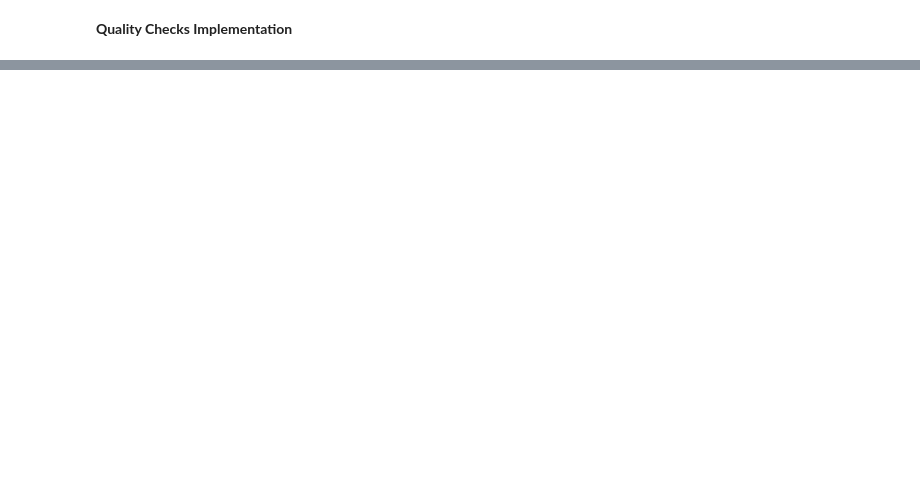
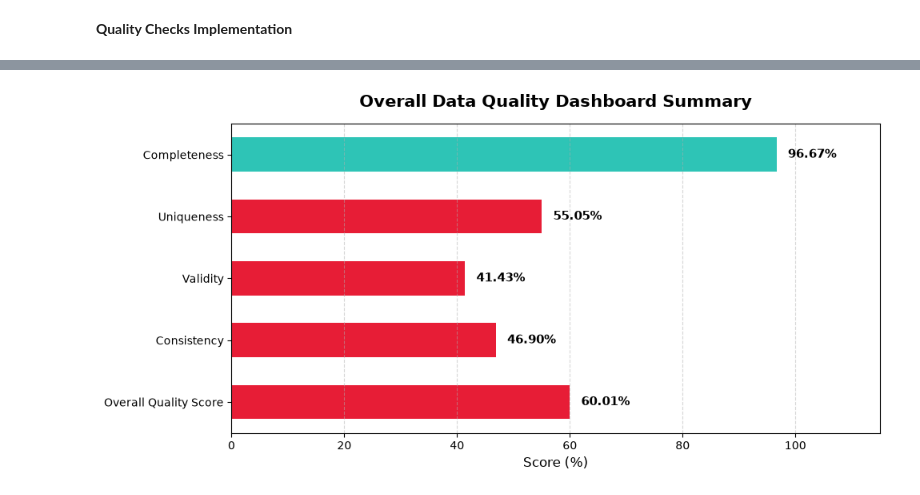
Before and after one commit to Alanoud-Alotaibi/Data-Quality-Monitoring-PoC, a Jupyter notebook: DQ IS346 clinic appointment project.ipynb, the cells around one changed output, grey strips where cells are left out. Saved outputs shown, nothing was run; the diff lists cells and outputs as text; code cells hidden in the pictures; blank space fills up the shorter version.

Commit message:
feat: include executed cell outputs and charts in project notebook

```diff
--- a/DQ IS346 clinic appointment project.ipynb
+++ b/DQ IS346 clinic appointment project.ipynb
@@ -442,0 +391,89 @@ plt.show()
+# %%
+# 6. Data Quality Metrics Dashboard
+print("DATA QUALITY METRICS DASHBOARD")
+print("="*50)
+
+total_records = len(df)
+
+# --- 1. Completeness Score (Percentage of non-null values) ---
+name_comp = (df['patient_name'].notnull().sum() / total_records) * 100
+gender_comp = (df['gender'].notnull().sum() / total_records) * 100
+billing_comp = (df['billing_amount'].notnull().sum() / total_records) * 100
+completeness_score = (name_comp + gender_comp + billing_comp) / 3
+
+# --- 2. Uniqueness Score (Percentage of unique values) ---
+patient_id_uniq = ((total_records - df['patient_id'].duplicated().sum()) / total_records) * 100
+exact_row_uniq = ((total_records - df.duplicated().sum()) / total_records) * 100
+uniqueness_score = (patient_id_uniq + exact_row_uniq) / 2
+
+# --- 3. Validity Score (Compliance with constraints) ---
+valid_age = (100 - (((df['age'] < 0) | (df['age'] > 120)).sum() / total_records * 100))
+valid_gender = (df['gender'].isin(['Male', 'Female']).sum() / total_records) * 100
+valid_billing = (pd.to_numeric(df['billing_amount'], errors='coerce').notnull().sum() / total_records) * 100
+validity_score = (valid_age + valid_gender + valid_billing) / 3
+
+# --- 4. Consistency Score (Adherence to logic & standard values) ---
+expected_depts = ['Cardiology', 'Neurology', 'Orthopedics', 'Pediatrics', 'General']
+valid_dept = (df['department'].isin(expected_depts).sum() / total_records) * 100
+valid_followup = (df['follow_up_required'].isin(['Yes', 'No']).sum() / total_records) * 100
+
+# Calendar check for valid formatting and past/current dates only
+appt_dt = pd.to_datetime(df['appointment_date'], format='%d/%m/%Y', errors='coerce')
+valid_dates_count = (appt_dt.notnull() & (appt_dt <= pd.Timestamp.today())).sum()
+valid_date = (valid_dates_count / total_records) * 100
+consistency_score = (valid_dept + valid_followup + valid_date) / 3
+
+# --- 5. Overall Quality score ---
+overall_score = (completeness_score + uniqueness_score + validity_score + consistency_score) / 4
+
+# Print Detailed Results for All Aspects
+print("\n--- Detailed Metric Scores (All Quality Aspects) ---")
+print(f"{"Patient Name Completeness":40s} : {name_comp:.2f}%")
+print(f"{"Gender Completeness":40s} : {gender_comp:.2f}%")
+print(f"{"Billing Amount Completeness":40s} : {billing_comp:.2f}%")
+print(f"{"Patient ID Uniqueness":40s} : {patient_id_uniq:.2f}%")
+print(f"{"Exact Row Uniqueness":40s} : {exact_row_uniq:.2f}%")
+print(f"{"Age Range Validity (0-120)":40s} : {valid_age:.2f}%")
+print(f"{"Gender Format Validity":40s} : {valid_gender:.2f}%")
+print(f"{"Billing Numeric Format Validity":40s} : {valid_billing:.2f}%")
+print(f"{"Department List Consistency":40s} : {valid_dept:.2f}%")
+print(f"{"Follow-up format Consistency":40s} : {valid_followup:.2f}%")
+print(f"{"Appointment Date & Format Consistency":40s} : {valid_date:.2f}%")
+
+# Display Dimension Summary Table
+print("\n--- Data Quality Dimensions Summary ---")
+summary_metrics = {
+    'Completeness': completeness_score,
+    'Uniqueness': uniqueness_score,
+    'Validity': validity_score,
+    'Consistency': consistency_score,
+    'Overall Quality Score': overall_score
+}
+metrics_df = pd.DataFrame({
+    'Quality Dimension': list(summary_metrics.keys()),
+    'Score (%)': [f"{val:.2f}%" for val in summary_metrics.values()],
+    'Status': ['Excellent (>=95%)' if val >= 95 else 'Good (>=85%)' if val >= 85 else 'Needs Attention (>=60%)' if val >= 60 else 'Critical (<60%)' for val in summary_metrics.values()]
+})
+display(metrics_df)
+
+# Plot Horizontal Bar Chart
+plt.figure(figsize=(10, 5))
+colors = ['#2EC4B6' if val >= 90 else '#FF9F1C' if val >= 70 else '#E71D36' for val in summary_metrics.values()]
+bars = plt.barh(list(summary_metrics.keys()), list(summary_metrics.values()), color=colors, height=0.55)
+
+plt.xlim(0, 115)
+plt.title('Overall Data Quality Dashboard Summary', fontsize=15, fontweight='bold', pad=15)
+plt.xlabel('Score (%)', fontsize=12)
+plt.grid(axis='x', linestyle='--', alpha=0.5)
+
+# Add value tags to the right of each bar
+for bar in bars:
+    width = bar.get_width()
+    plt.text(width + 2, bar.get_y() + bar.get_height()/2, f"{width:.2f}%",
+             ha='left', va='center', fontweight='bold', fontsize=11)
+
+plt.gca().invert_yaxis()
+plt.gca().set_facecolor('white')
+plt.tight_layout()
+plt.show()
+# %% [output]
@@ -442,0 +503 @@ plt.show()
+[figure, added]
```
Also changed, not shown: parts of 8 cells of this notebook.
